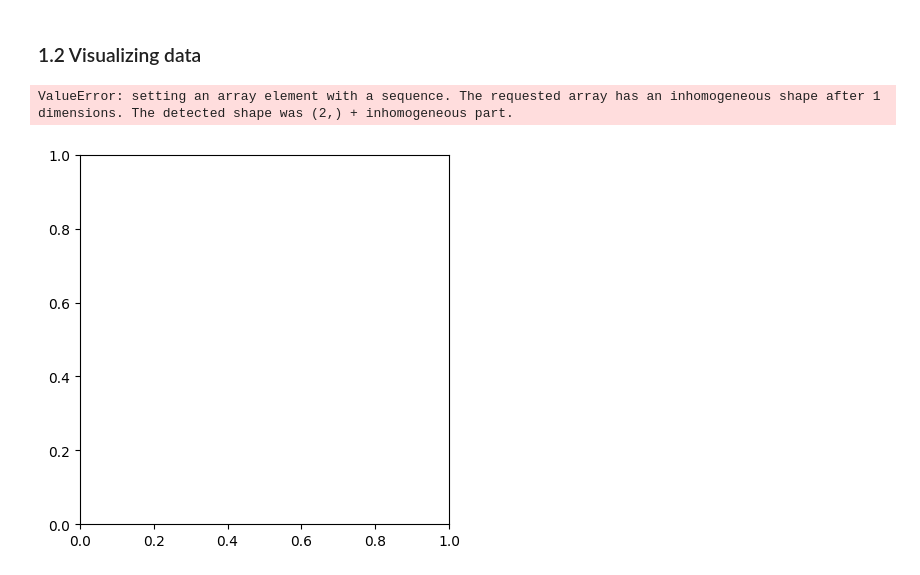
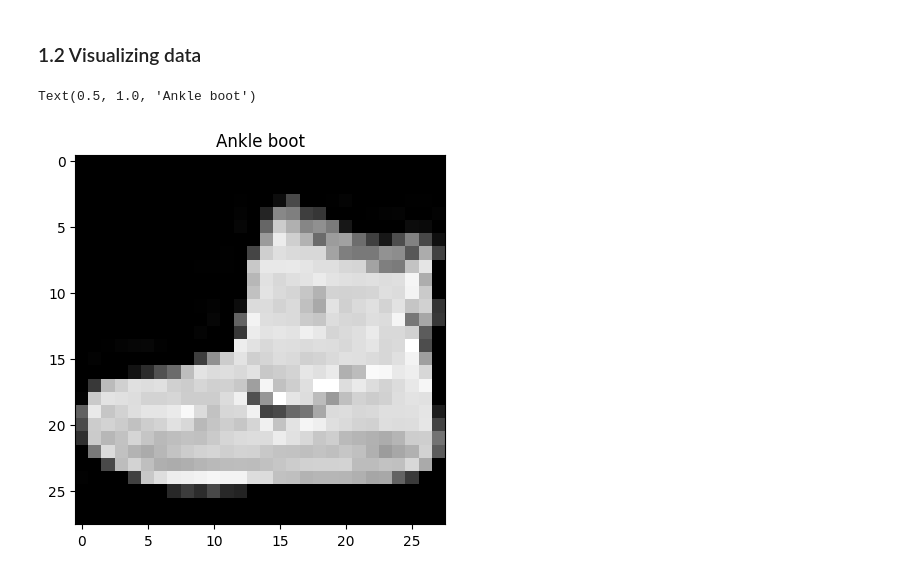
Before and after one commit to princoo/pytorch-in-ML, a Jupyter notebook: 03_pytorch_computer_vision.ipynb, the cells around one changed output. Cells and saved outputs as stored; diff of their text form; code cells hidden in the pictures.

```diff
--- a/03_pytorch_computer_vision.ipynb
+++ b/03_pytorch_computer_vision.ipynb
@@ -117,11 +120,9 @@ image shape:Ankle boot
 # %%
 import matplotlib.pyplot as plt
 image, label = train_data[0]
-plt.imshow(train_data[0],cmap="gray")
+plt.imshow(image.squeeze(), cmap='gray')
 plt.title(class_names[label])
-plt.axis(False)
-plt.show()
-# plt.imshow(image.squeeze())
+# plt.axis(False)
 # %% [output]
-ValueError: setting an array element with a sequence. The requested array has an inhomogeneous shape after 1 dimensions. The detected shape was (2,) + inhomogeneous part.
+Text(0.5, 1.0, 'Ankle boot')
-[figure, old version]
+[figure, new version]
```
Also changed, not shown: parts of 41 cells of this notebook.
